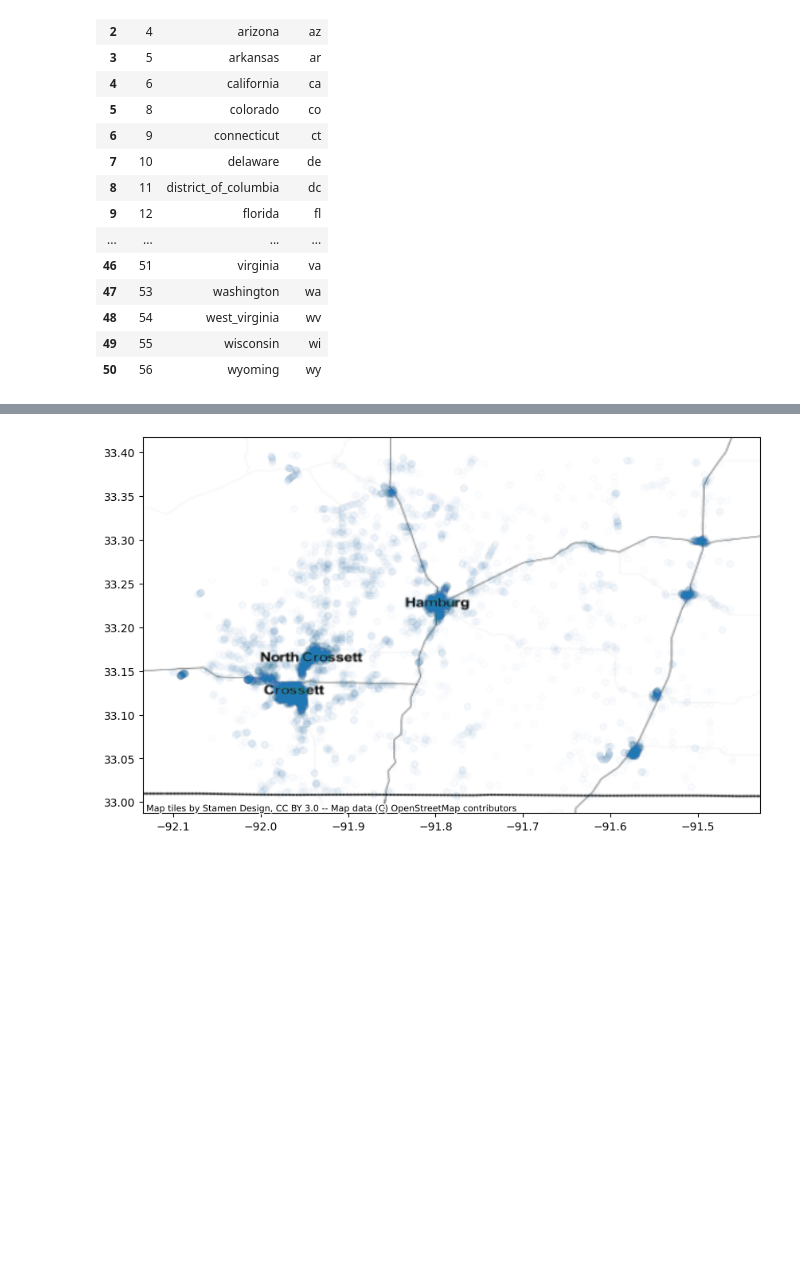
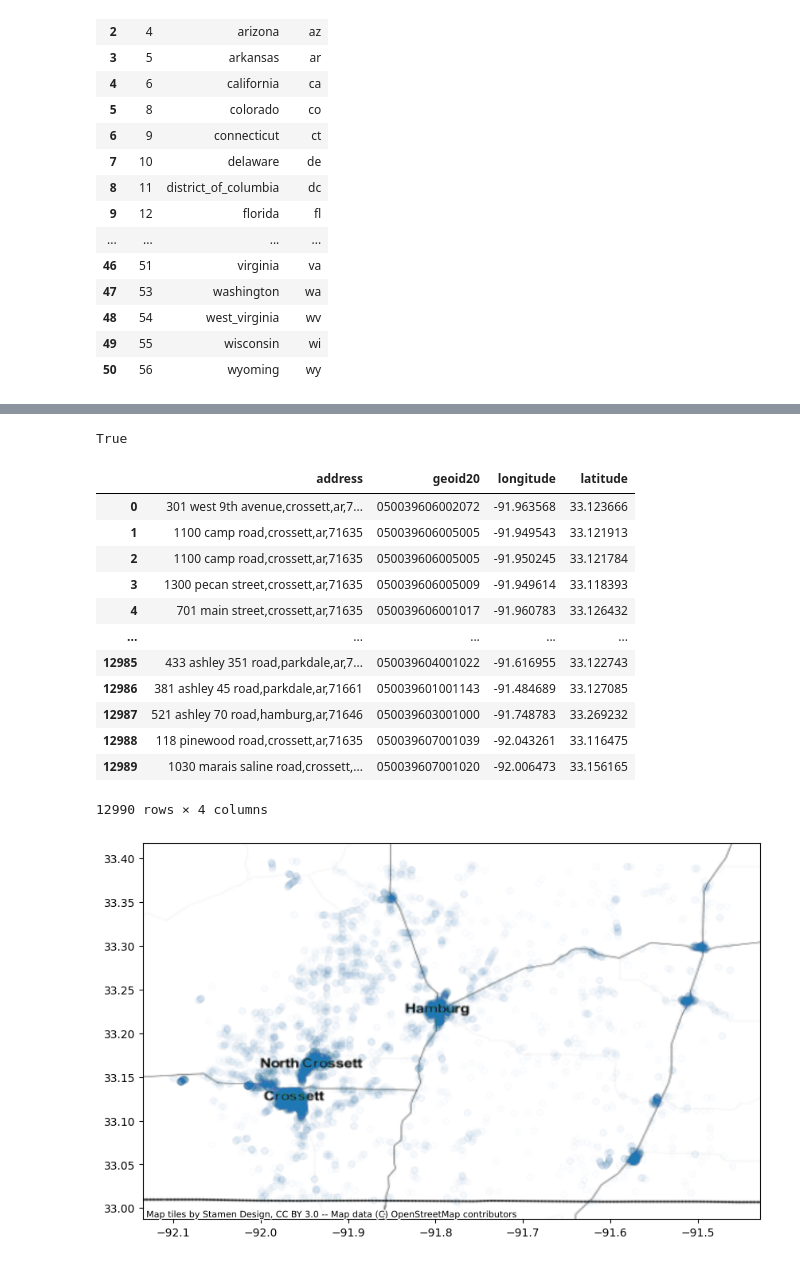
Before and after one commit to uva-bi-sdad/national_address_database, a Jupyter notebook: code/2023-06-19 spatial join address to shape files check.ipynb, the cells around one changed output, grey strips where cells are left out. Drawn from its saved outputs; the diff is of its cells as text; code cells hidden in the pictures; blank space fills up the shorter version.

```diff
--- a/code/2023-06-19 spatial join address to shape files check.ipynb
+++ b/code/2023-06-19 spatial join address to shape files check.ipynb
@@ -25,3 +26,0 @@ input_file = '../data/state_county/ar_ashley.csv.xz'
-# %%
-lat_lon_df = pd.read_csv(input_file)
-lat_lon_df
@@ -145,0 +158,53 @@ cgdf
+# %%
+isinstance(cgdf, gpd.GeoDataFrame)
+# %% [output]
+True
+# %%
+from itertools import groupby
+
+def all_equal(iterable):
+    g = groupby(iterable)
+    return next(g, True) and not next(g, False)
+# %%
+def process_dataframe(
+    lat_lon_df,
+    state_df,
+):
+    warnings.filterwarnings("ignore")
+    df = lat_lon_df.sjoin(state_df, how="left", predicate="intersects")
+    # search for the county fip, assuming the first non-nan one is correct, and extracting it using the first 5 characters
+    # print(df[~df['GEOID20'].isnull()])
+#     county_fip = df[~df['GEOID20'].isnull()]['GEOID20'].values[0][:5]
+
+#     # from the official shapefiles, isolate based on county fips
+#     county_df = state_df[state_df['GEOID20'].str[:5]==county_fip]
+#     print(county_df)
+
+    # merge the county fips and the address we have, so we can count how many nan's exist for blocks
+    # df = pd.concat([df, county_df])
+    # remove unecssary columns
+    df = df[
+        ["address", "GEOID20", 'longitude', 'latitude']
+    ]
+    df.drop_duplicates(inplace=True)
+    df = df.rename(columns={"GEOID20": "geoid20"})
+    # Check that all non-null values have the same county fips
+    assert all_equal(df[~df['geoid20'].isnull()]['geoid20'].str[:5])
+    return df
+
+tdf = process_dataframe(cgdf, ar)
+tdf
+# %% [output]
+|  | address | geoid20 | longitude | latitude |
+| 0 | 301 west 9th avenue,crossett,ar,7... | 050039606002072 | -91.963568 | 33.123666 |
+| 1 | 1100 camp road,crossett,ar,71635 | 050039606005005 | -91.949543 | 33.121913 |
+| 2 | 1100 camp road,crossett,ar,71635 | 050039606005005 | -91.950245 | 33.121784 |
+| 3 | 1300 pecan street,crossett,ar,71635 | 050039606005009 | -91.949614 | 33.118393 |
+| 4 | 701 main street,crossett,ar,71635 | 050039606001017 | -91.960783 | 33.126432 |
+| ... | ... | ... | ... | ... |
+| 12985 | 433 ashley 351 road,parkdale,ar,7... | 050039604001022 | -91.616955 | 33.122743 |
+| 12986 | 381 ashley 45 road,parkdale,ar,71661 | 050039601001143 | -91.484689 | 33.127085 |
+| 12987 | 521 ashley 70 road,hamburg,ar,71646 | 050039603001000 | -91.748783 | 33.269232 |
+| 12988 | 118 pinewood road,crossett,ar,71635 | 050039607001039 | -92.043261 | 33.116475 |
+| 12989 | 1030 marais saline road,crossett,... | 050039607001020 | -92.006473 | 33.156165 |
+12990 rows × 4 columns
```
Also changed, not shown: parts of 18 cells of this notebook.
